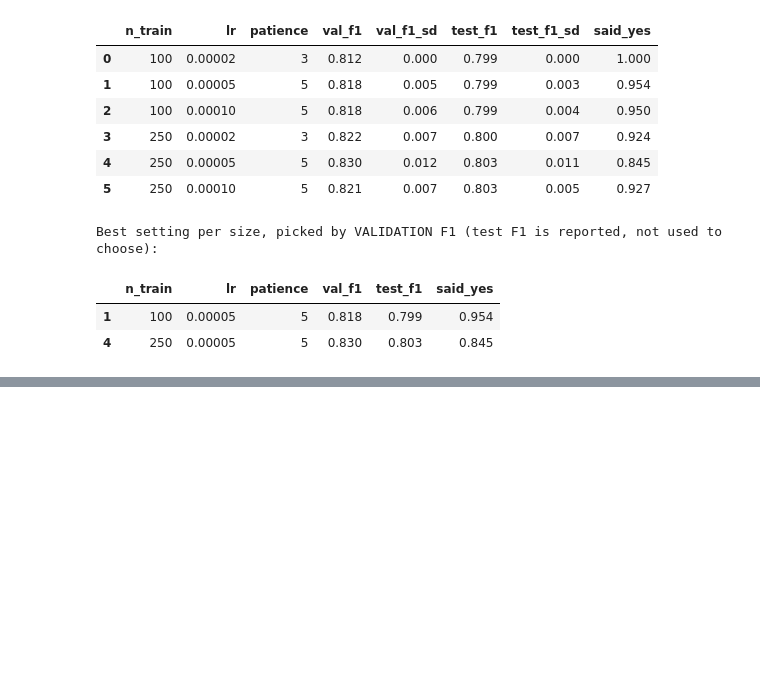
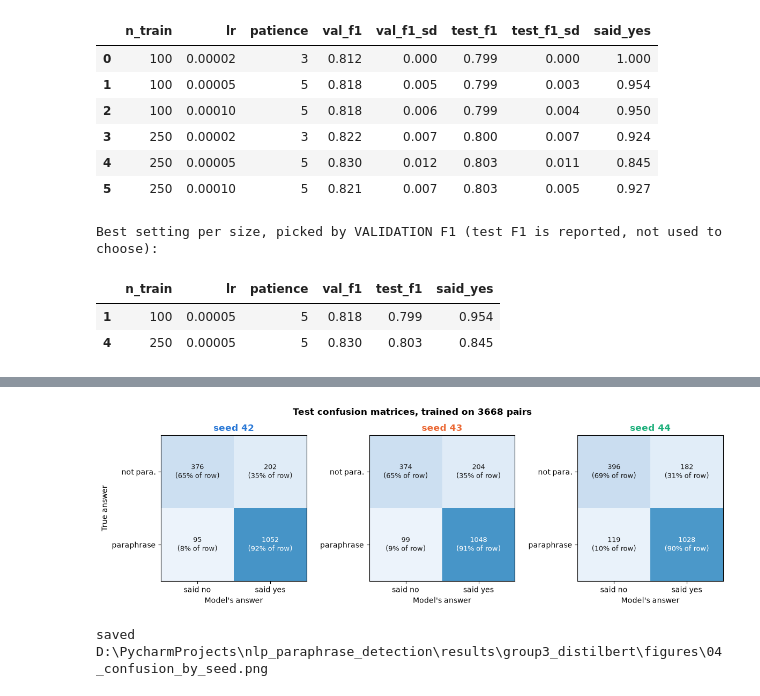
Before and after one commit to freemanchamjames/nlp_paraphrase_detection, a Jupyter notebook: notebooks/04_group3_distilbert.ipynb, the cells around one changed output, grey strips where cells are left out. Cells and saved outputs as stored; diff of their text form; code cells hidden in the pictures; blank space fills up the shorter version.

```diff
--- a/notebooks/04_group3_distilbert.ipynb
+++ b/notebooks/04_group3_distilbert.ipynb
@@ -540,0 +675,22 @@ Never paste the token into the notebook itself.
+# %%
+# ━━━ CELL 16: CONFUSION MATRICES, ONE PER SEED ━━━
+FULL = max(SIZES)
+fig, axes = plt.subplots(1, len(CHART_SEEDS), figsize=(4 * len(CHART_SEEDS), 3.8))
+for ax, s in zip(np.atleast_1d(axes), CHART_SEEDS):
+    p = preds("test", FULL, s)
+    cm = confusion_matrix(p.label, p.pred, labels=[0, 1])
+    ax.imshow(cm, cmap="Blues", vmin=0, vmax=len(p))
+    for i in range(2):
+        for j in range(2):
+            ax.text(j, i, f"{cm[i, j]}\n({cm[i, j] / cm[i].sum():.0%} of row)", ha="center", va="center",
+                    fontsize=9, color="white" if cm[i, j] > len(p) / 2 else "#1a1a1a")
+    ax.set_xticks([0, 1], ["said no", "said yes"])
+    ax.set_yticks([0, 1], ["not para.", "paraphrase"])
+    ax.set_title(f"seed {s}", color=SEED_COLORS[s], fontweight="bold")
+    ax.set_xlabel("Model's answer")
+np.atleast_1d(axes)[0].set_ylabel("True answer")
+fig.suptitle(f"Test confusion matrices, trained on {FULL} pairs", fontweight="bold")
+save(fig, "04_confusion_by_seed.png")
+# %% [output]
+[figure, added]
+saved D:\PycharmProjects\nlp_paraphrase_detection\results\group3_distilbert\figures\04_confusion_by_seed.png
```
Also changed, not shown: parts of 34 cells of this notebook, 15 other files.
